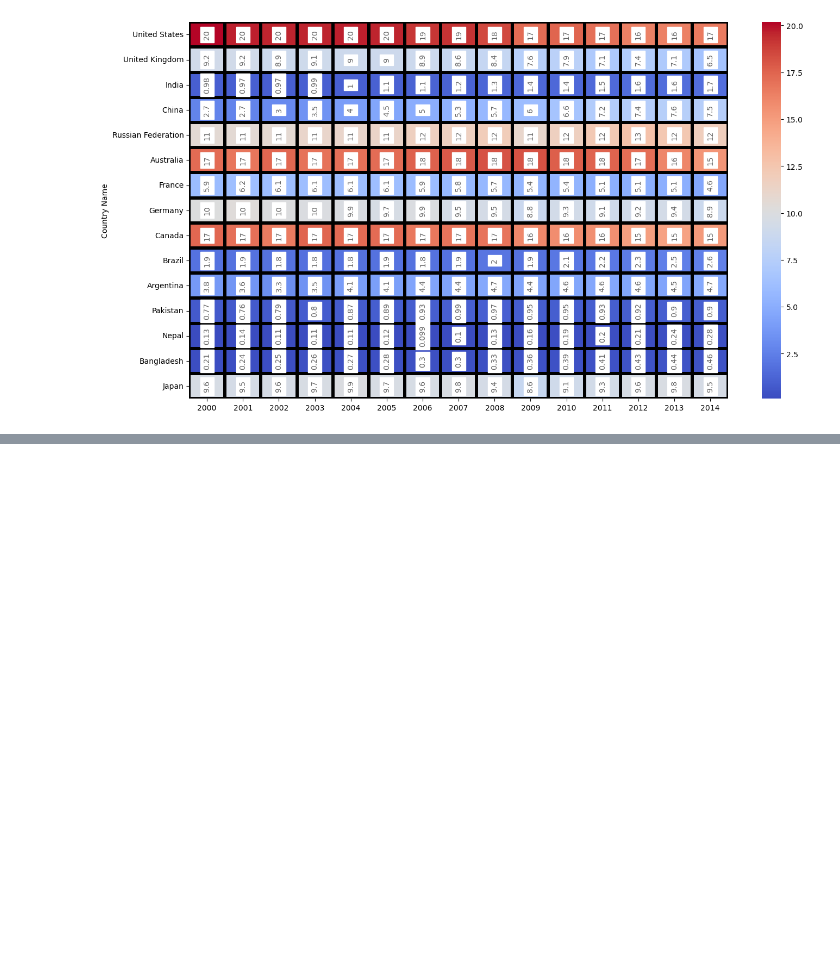
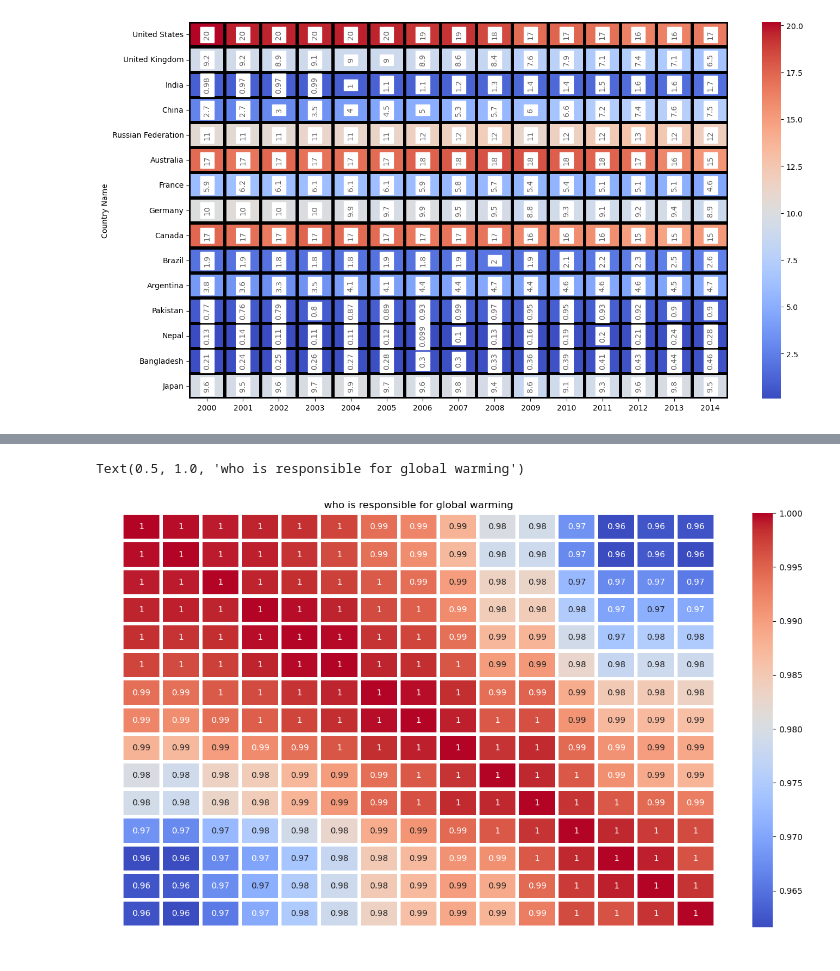
Before and after one commit to jeetsil07/machine_learning_handson, a Jupyter notebook: seaborn/sns5.ipynb, the cells around one changed output, grey strips where cells are left out. Cells and saved outputs as stored; diff of their text form; code cells hidden in the pictures; blank space fills up the shorter version.

```diff
--- a/seaborn/sns5.ipynb
+++ b/seaborn/sns5.ipynb
@@ -83,0 +103,8 @@ sns.heatmap(global_warming_df,cmap='coolwarm',annot=True, annot_kws=annot_kws, l
+# %%
+plt.figure(figsize=(16,9))
+ax=sns.heatmap(global_warming_df.corr(),cmap='coolwarm',annot=True,linewidth=3)
+ax.tick_params(size=10,color='w',labelcolor='w',labelsize=10)
+plt.title('who is responsible for global warming')
+# %% [output]
+Text(0.5, 1.0, 'who is responsible for global warming')
+[figure, added]
```
Also changed, not shown: parts of 4 cells of this notebook.
